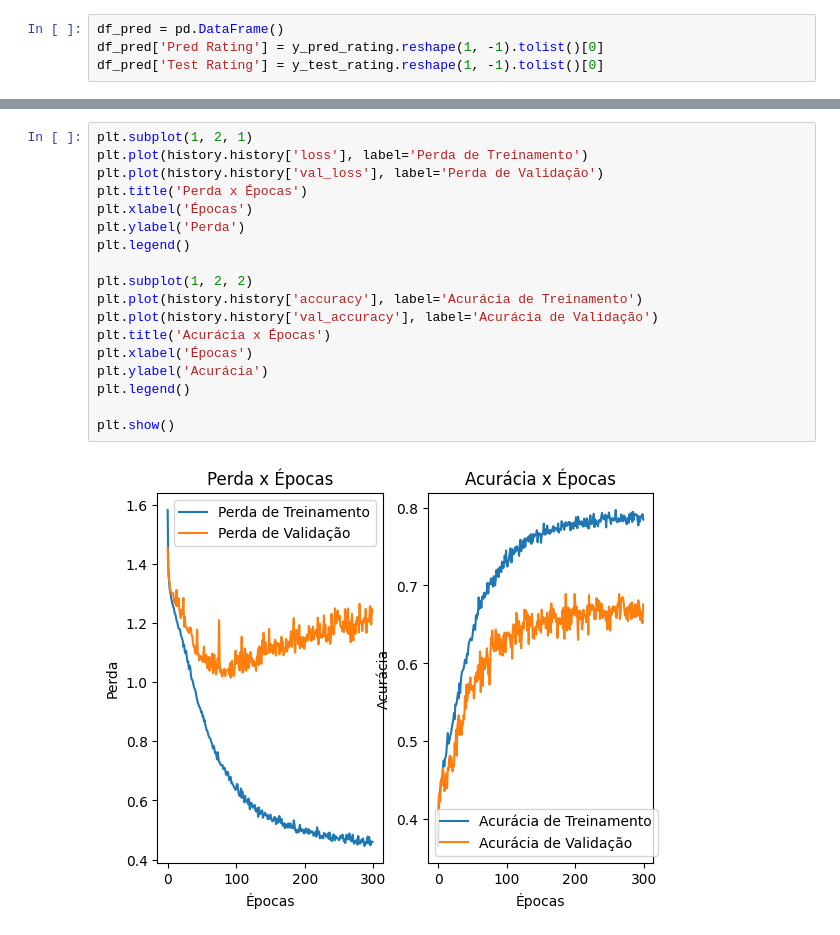
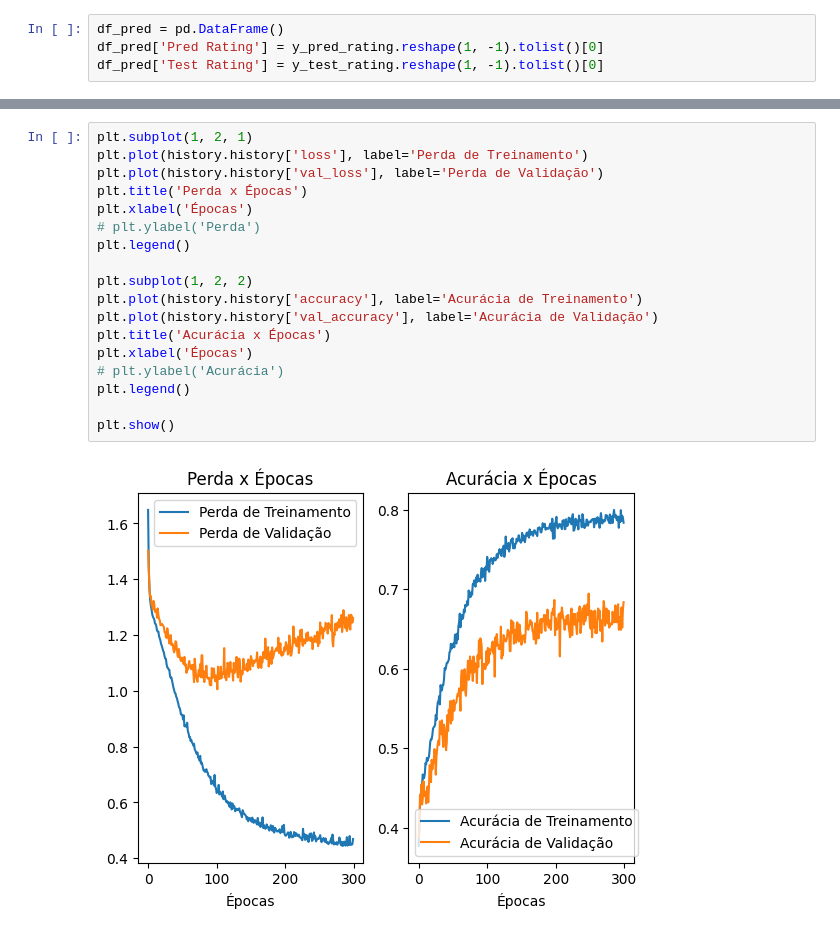
Before and after one commit to ChristianNMoreira/corporateRatingClassificationNN, a Jupyter notebook: corporateCreditRating.ipynb, the cells around one changed output, grey strips where cells are left out. Saved outputs shown, nothing was run; the diff lists cells and outputs as text.

```diff
--- a/corporateCreditRating.ipynb
+++ b/corporateCreditRating.ipynb
@@ -325,20 +325,20 @@ Acurácia: 0.675603217158177
 # %%
 plt.subplot(1, 2, 1)
 plt.plot(history.history['loss'], label='Perda de Treinamento')
 plt.plot(history.history['val_loss'], label='Perda de Validação')
 plt.title('Perda x Épocas')
 plt.xlabel('Épocas')
-plt.ylabel('Perda')
+# plt.ylabel('Perda')
 plt.legend()
 
 plt.subplot(1, 2, 2)
 plt.plot(history.history['accuracy'], label='Acurácia de Treinamento')
 plt.plot(history.history['val_accuracy'], label='Acurácia de Validação')
 plt.title('Acurácia x Épocas')
 plt.xlabel('Épocas')
-plt.ylabel('Acurácia')
+# plt.ylabel('Acurácia')
 plt.legend()
 
 plt.show()
 # %% [output]
-[figure, old version]
+[figure, new version]
```
Also changed, not shown: parts of 4 cells of this notebook.
